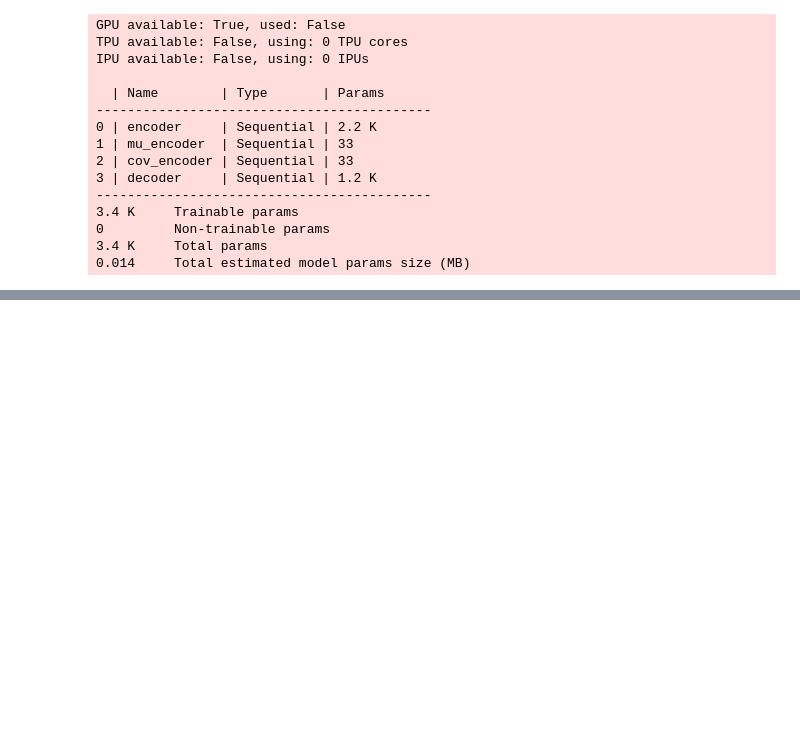
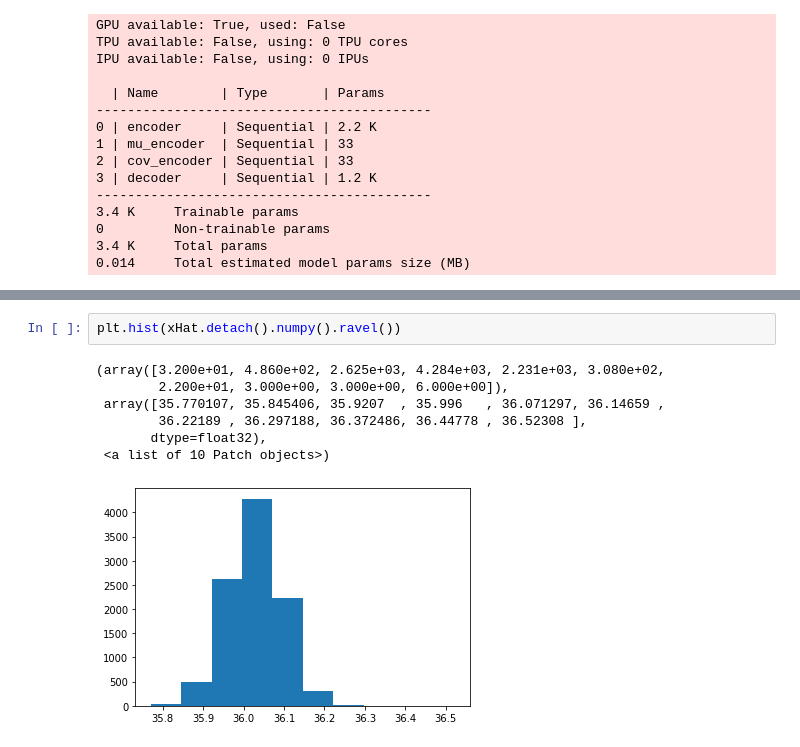
Before and after one commit to Dzeiberg/latentPosteriorEstimation, a Jupyter notebook: PU_VAE.ipynb, the cells around one changed output, grey strips where cells are left out. Drawn from its saved outputs; the diff is of its cells as text; blank space fills up the shorter version.

```diff
--- a/PU_VAE.ipynb
+++ b/PU_VAE.ipynb
@@ -245,0 +230,10 @@ fig.tight_layout()
+# %%
+plt.hist(xHat.detach().numpy().ravel())
+# %% [output]
+(array([3.200e+01, 4.860e+02, 2.625e+03, 4.284e+03, 2.231e+03, 3.080e+02,
+        2.200e+01, 3.000e+00, 3.000e+00, 6.000e+00]),
+ array([35.770107, 35.845406, 35.9207  , 35.996   , 36.071297, 36.14659 ,
+        36.22189 , 36.297188, 36.372486, 36.44778 , 36.52308 ],
+       dtype=float32),
+ <a list of 10 Patch objects>)
+[figure, added]
```
Also changed, not shown: parts of 15 cells of this notebook.
